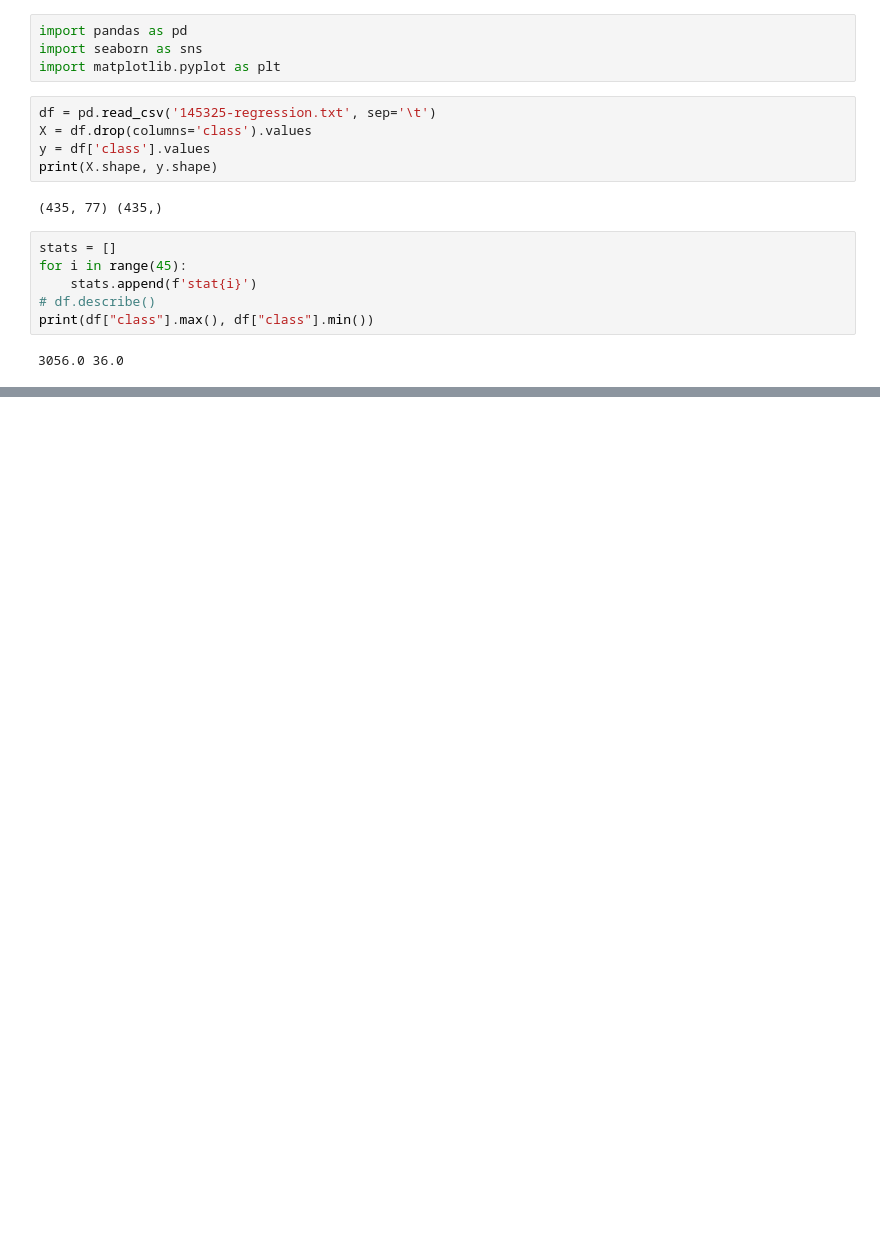
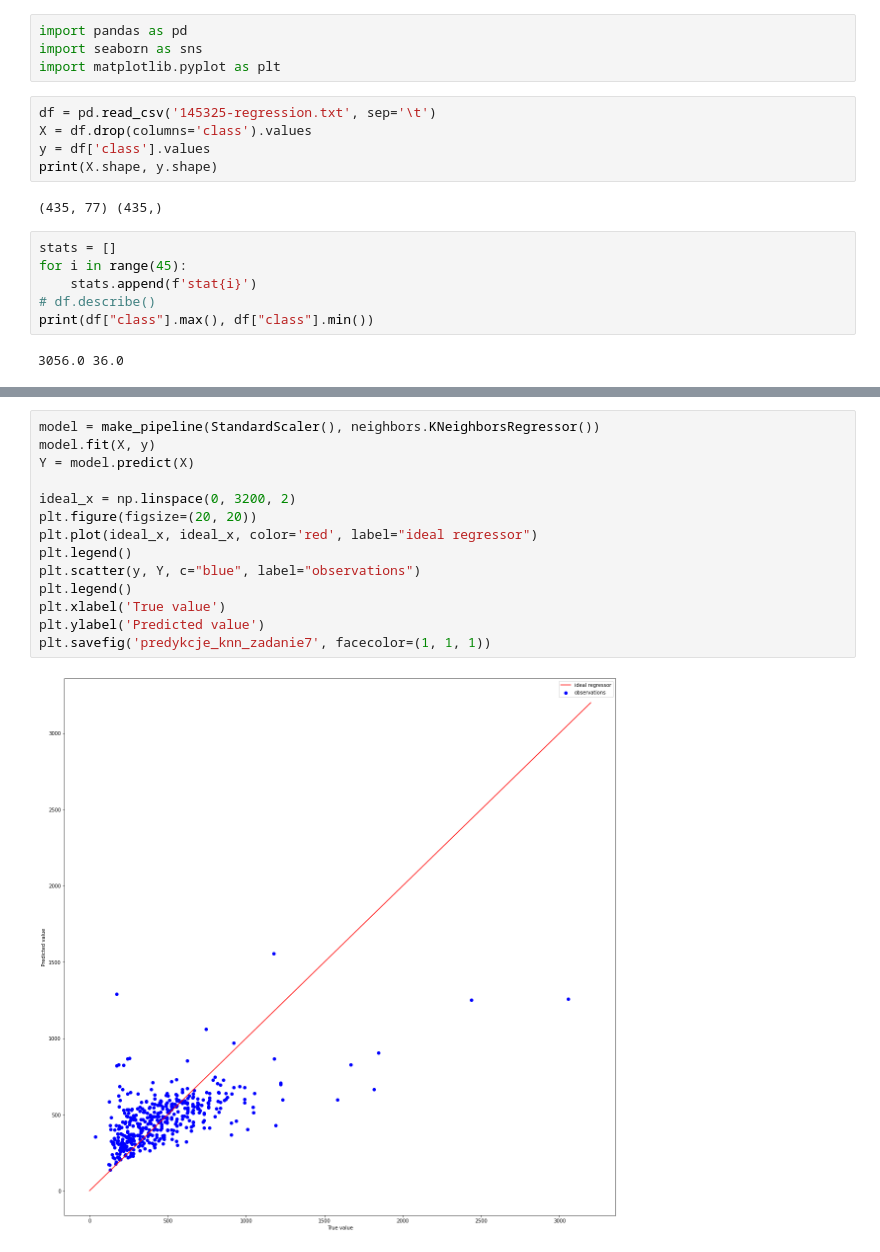
Before and after one commit to Michu-dev/ai-university-labs, a Jupyter notebook: Machine Learning/lab6-regression/regression.ipynb, the cells around one changed output, grey strips where cells are left out. Saved outputs shown, nothing was run; the diff lists cells and outputs as text; blank space fills up the shorter version.

```diff
--- a/Machine Learning/lab6-regression/regression.ipynb
+++ b/Machine Learning/lab6-regression/regression.ipynb
@@ -38,0 +143,16 @@ plt.show()
+# %%
+model = make_pipeline(StandardScaler(), neighbors.KNeighborsRegressor())
+model.fit(X, y)
+Y = model.predict(X)
+
+ideal_x = np.linspace(0, 3200, 2)
+plt.figure(figsize=(20, 20))
+plt.plot(ideal_x, ideal_x, color='red', label="ideal regressor")
+plt.legend()
+plt.scatter(y, Y, c="blue", label="observations")
+plt.legend()
+plt.xlabel('True value')
+plt.ylabel('Predicted value')
+plt.savefig('predykcje_knn_zadanie7', facecolor=(1, 1, 1))
+# %% [output]
+[figure, added]
```
Also changed, not shown: parts of 11 cells of this notebook, 1 other file.
